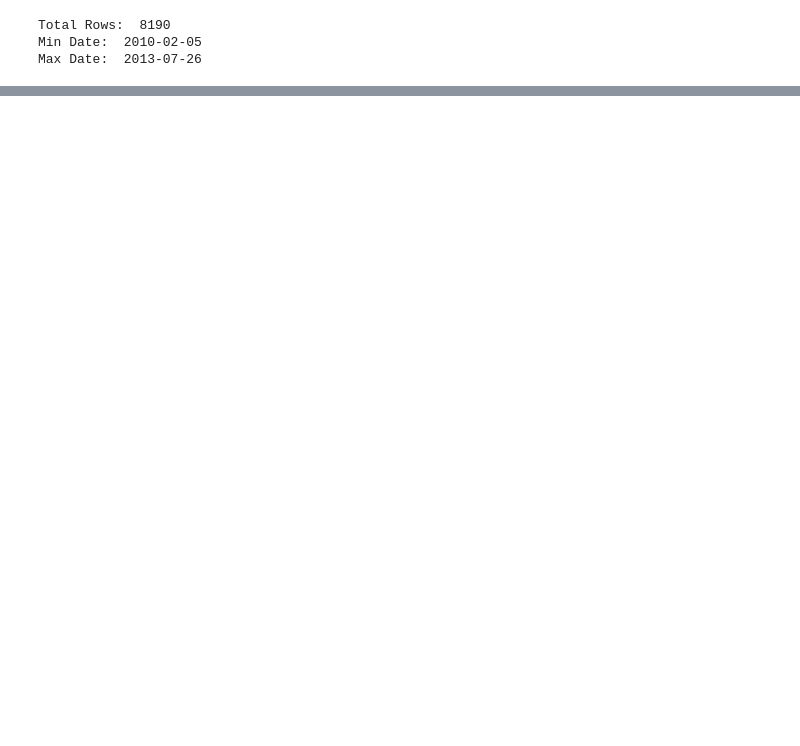
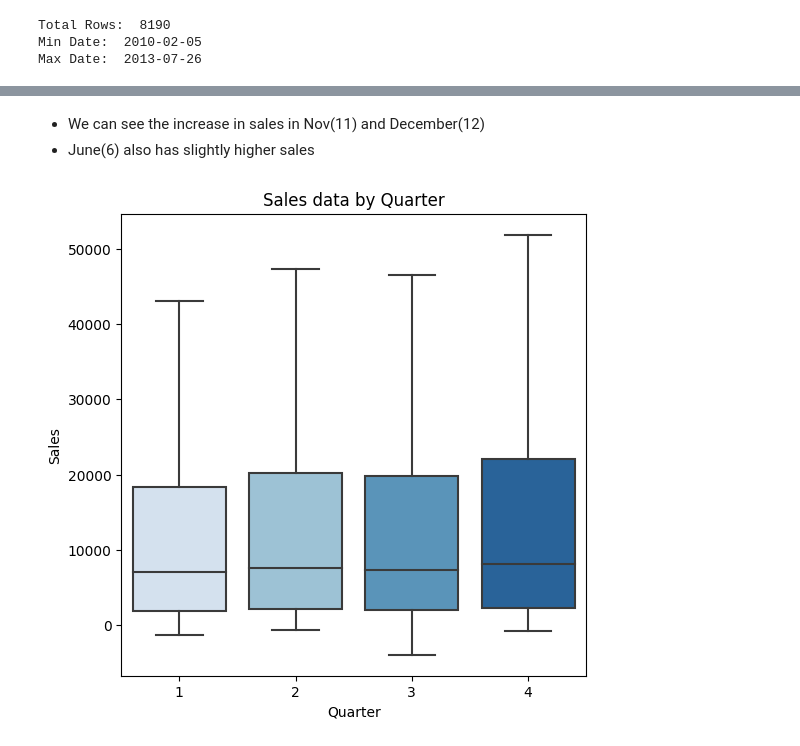
Before and after one commit to Neeraj-Prakash/Sales-Forecast-Time-Series-Analysis, a Jupyter notebook: 01 - EDA.ipynb, the cells around one changed output, grey strips where cells are left out. Saved outputs shown, nothing was run; the diff lists cells and outputs as text; code cells hidden in the pictures; blank space fills up the shorter version.

```diff
--- a/01 - EDA.ipynb
+++ b/01 - EDA.ipynb
@@ -108,0 +206,12 @@ Max Date:  2013-07-26
+# %% [markdown]
+- We can see the increase in sales in Nov(11) and December(12)
+- June(6) also has slightly higher sales
+# %%
+plt.figure(figsize=(6,6))
+sns.boxplot(data=pdf.loc[(pdf.index >'2011-01-01') & (pdf.index<'2011-12-31')], x='Quarter', y='Weekly_Sales',
+            palette='Blues', showfliers=False
+           ).set_title('Sales data by Quarter')
+plt.ylabel('Sales')
+plt.show()
+# %% [output]
+[figure, added]
```
Also changed, not shown: parts of 25 cells of this notebook.
